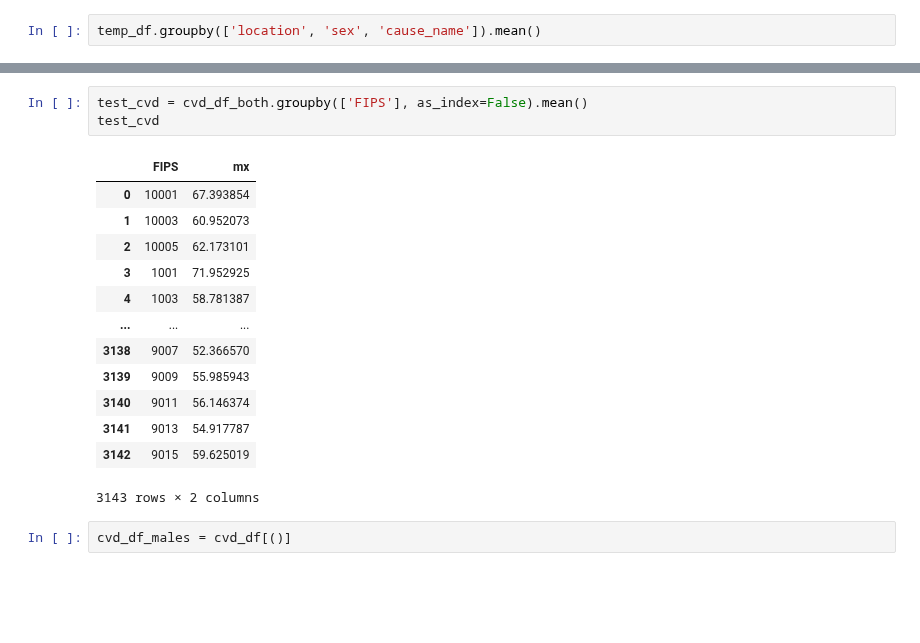
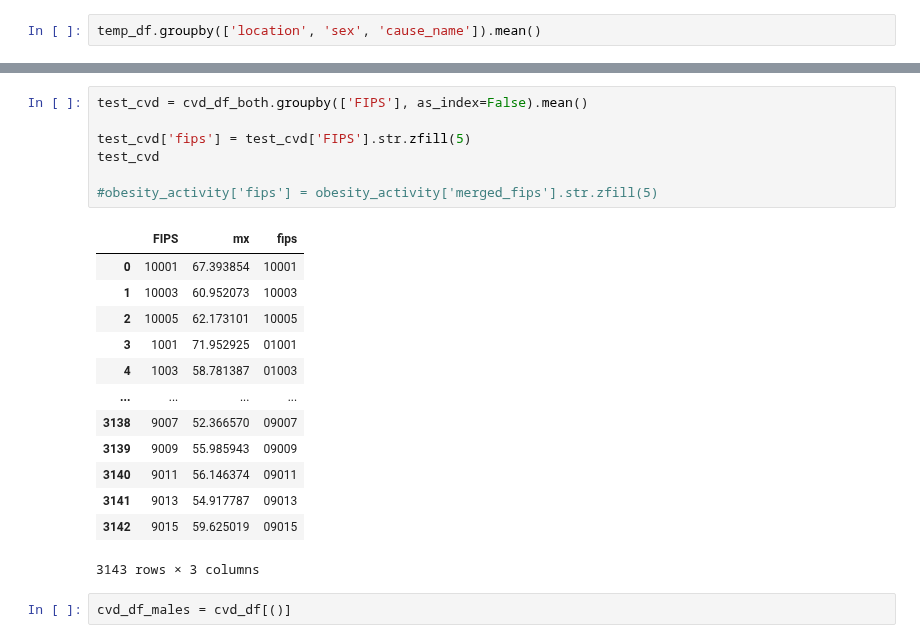
Before and after one commit to calculaterceec/Proj4Team2, a Jupyter notebook: code/02-2-Demo_with_health.ipynb, the cells around one changed output, grey strips where cells are left out. Saved outputs shown, nothing was run; the diff lists cells and outputs as text; blank space fills up the shorter version.

```diff
--- a/code/02-2-Demo_with_health.ipynb
+++ b/code/02-2-Demo_with_health.ipynb
@@ -112,20 +145,24 @@ temp_df.groupby(['location', 'sex', 'cause_name']).mean()
 # %%
 test_cvd = cvd_df_both.groupby(['FIPS'], as_index=False).mean()
+
+test_cvd['fips'] = test_cvd['FIPS'].str.zfill(5)
 test_cvd
+
+#obesity_activity['fips'] = obesity_activity['merged_fips'].str.zfill(5)
 # %% [output]
-|  | FIPS | mx |
-| 0 | 10001 | 67.393854 |
-| 1 | 10003 | 60.952073 |
-| 2 | 10005 | 62.173101 |
-| 3 | 1001 | 71.952925 |
-| 4 | 1003 | 58.781387 |
-| ... | ... | ... |
-| 3138 | 9007 | 52.366570 |
-| 3139 | 9009 | 55.985943 |
-| 3140 | 9011 | 56.146374 |
-| 3141 | 9013 | 54.917787 |
-| 3142 | 9015 | 59.625019 |
+|  | FIPS | mx | fips |
+| 0 | 10001 | 67.393854 | 10001 |
+| 1 | 10003 | 60.952073 | 10003 |
+| 2 | 10005 | 62.173101 | 10005 |
+| 3 | 1001 | 71.952925 | 01001 |
+| 4 | 1003 | 58.781387 | 01003 |
+| ... | ... | ... | ... |
+| 3138 | 9007 | 52.366570 | 09007 |
+| 3139 | 9009 | 55.985943 | 09009 |
+| 3140 | 9011 | 56.146374 | 09011 |
+| 3141 | 9013 | 54.917787 | 09013 |
+| 3142 | 9015 | 59.625019 | 09015 |
-3143 rows × 2 columns
+3143 rows × 3 columns
 # %%
 cvd_df_males = cvd_df[()]
 # %%
```
Also changed, not shown: parts of 2 cells of this notebook.
